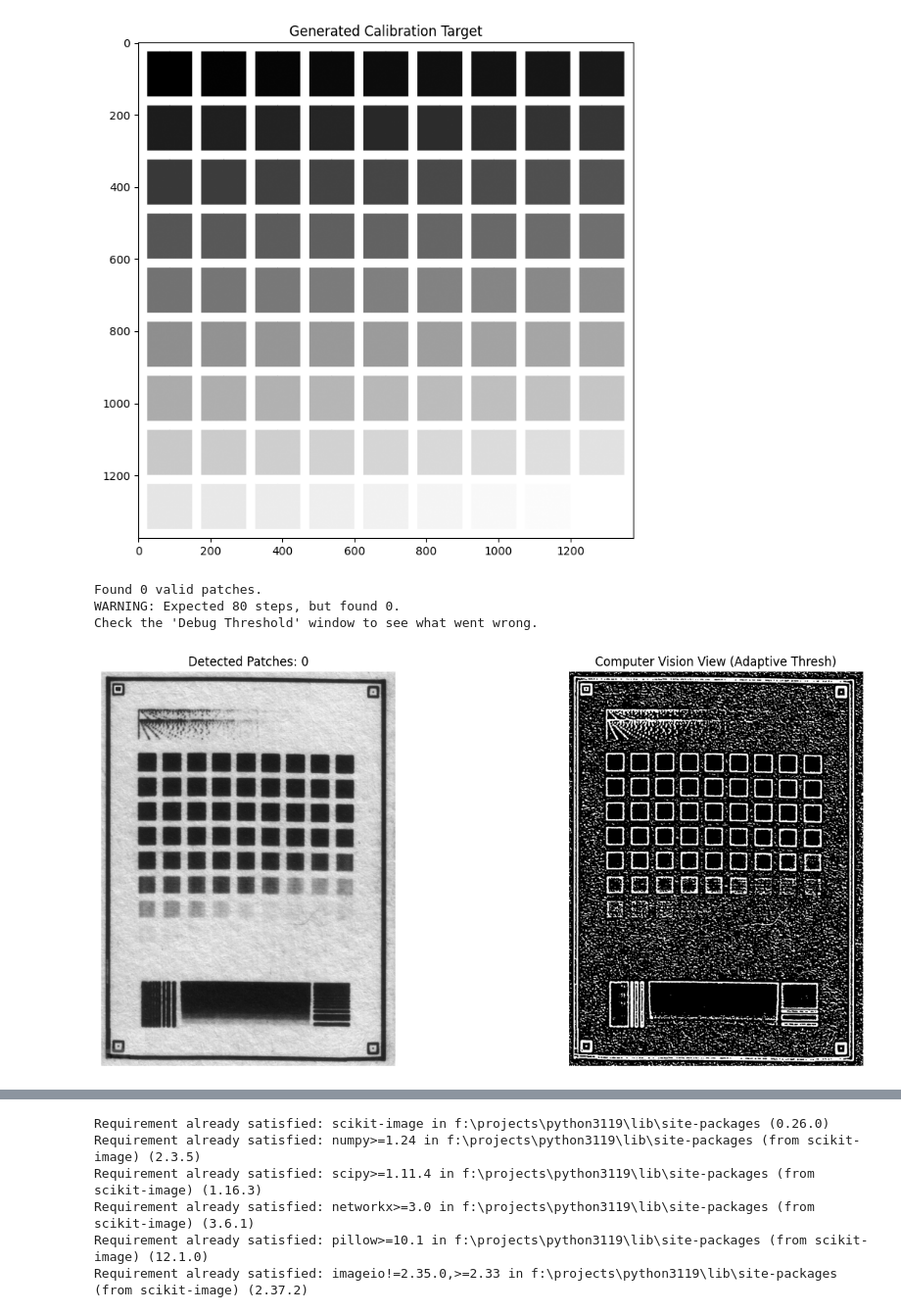
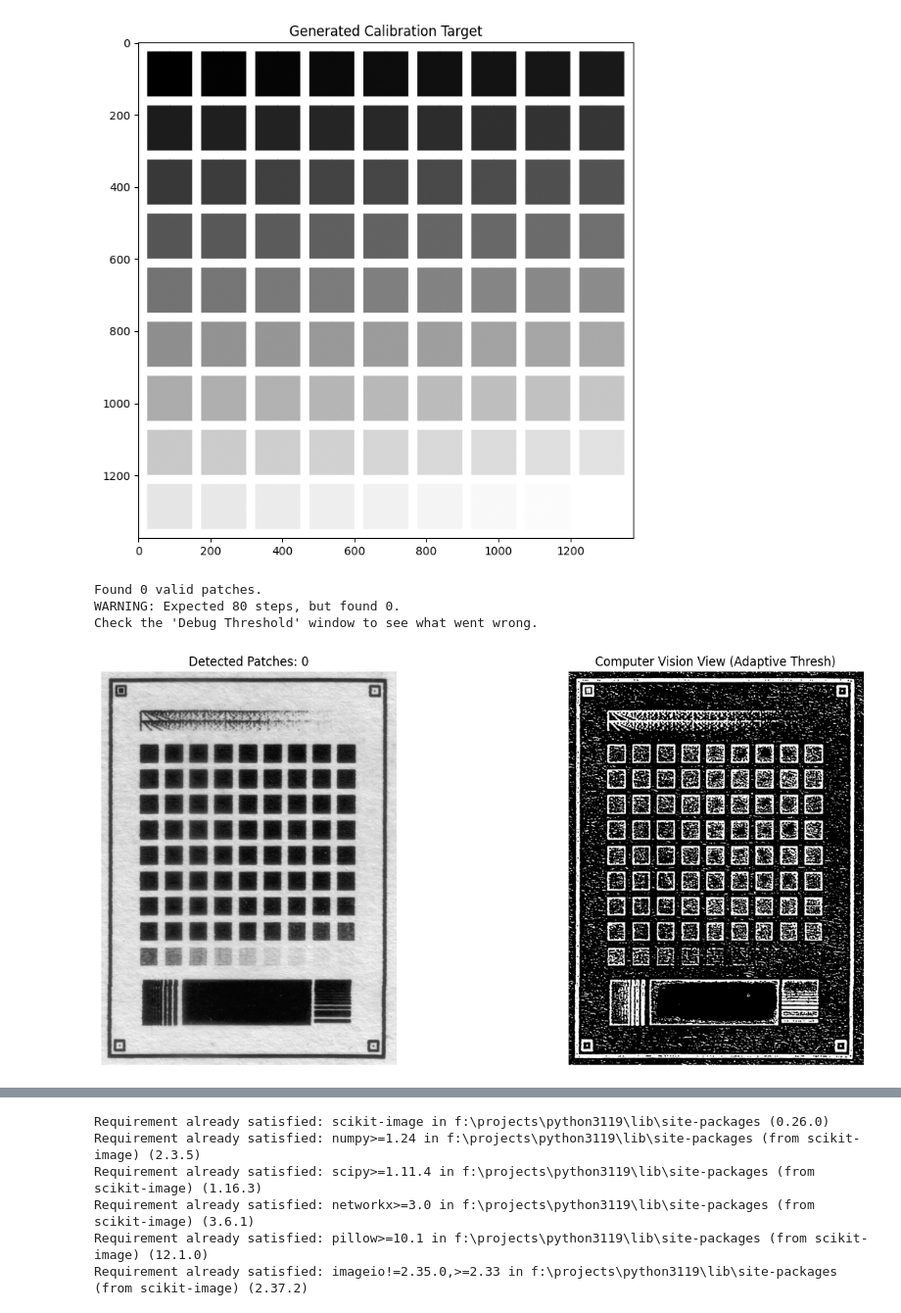
Before and after one commit to fun3md/maptoposter, a Jupyter notebook: jupyter/dotgain_calibration.ipynb, the cells around one changed output, grey strips where cells are left out. Shown at 98% size. Cells and saved outputs as stored; diff of their text form; code cells hidden in the pictures.

```diff
--- a/jupyter/dotgain_calibration.ipynb
+++ b/jupyter/dotgain_calibration.ipynb
@@ -63,7 +63,7 @@ import pandas as pd
 import matplotlib.pyplot as plt
 
 # --- CONFIGURATION ---
-SCAN_PATH = "scan.png"
+SCAN_PATH = "out.png"
 SCAN_DPI = 1200
 MAX_STEPS = 80
 
@@ -200,34 +200,34 @@ def analyze_scan_robust(image_path):
         measured_norm = 1.0 - (avg_intensity / 255.0)
         data.append({ "step": i, "intensity": avg_intensity, "density": measured_norm })
 
     # --- PLOTTING ---
     plt.figure(figsize=(15, 6))
 
     # 1. The Visualization Map
     plt.subplot(1, 2, 1)
     plt.imshow(cv2.cvtColor(vis_img, cv2.COLOR_BGR2RGB))
     plt.title(f"Detected Patches: {len(bounding_boxes)}")
     plt.axis('off')
 
     # 2. The Threshold Map (Debug View)
     # This shows you exactly what the computer "sees" after processing
     plt.subplot(1, 2, 2)
     plt.imshow(debug_thresh, cmap='gray')
     plt.title("Computer Vision View (Adaptive Thresh)")
     plt.axis('off')
 
     plt.tight_layout()
     plt.show()
 
     return pd.DataFrame(data)
 
 # Run
 df = analyze_scan_robust(SCAN_PATH)
 # %% [output]
 Found 0 valid patches.
 WARNING: Expected 80 steps, but found 0.
 Check the 'Debug Threshold' window to see what went wrong.
-[figure, old version]
+[figure, new version]
 # %%
 import cv2
 import numpy as np
```
Also changed, not shown: parts of 4 cells of this notebook, 4 other files.
